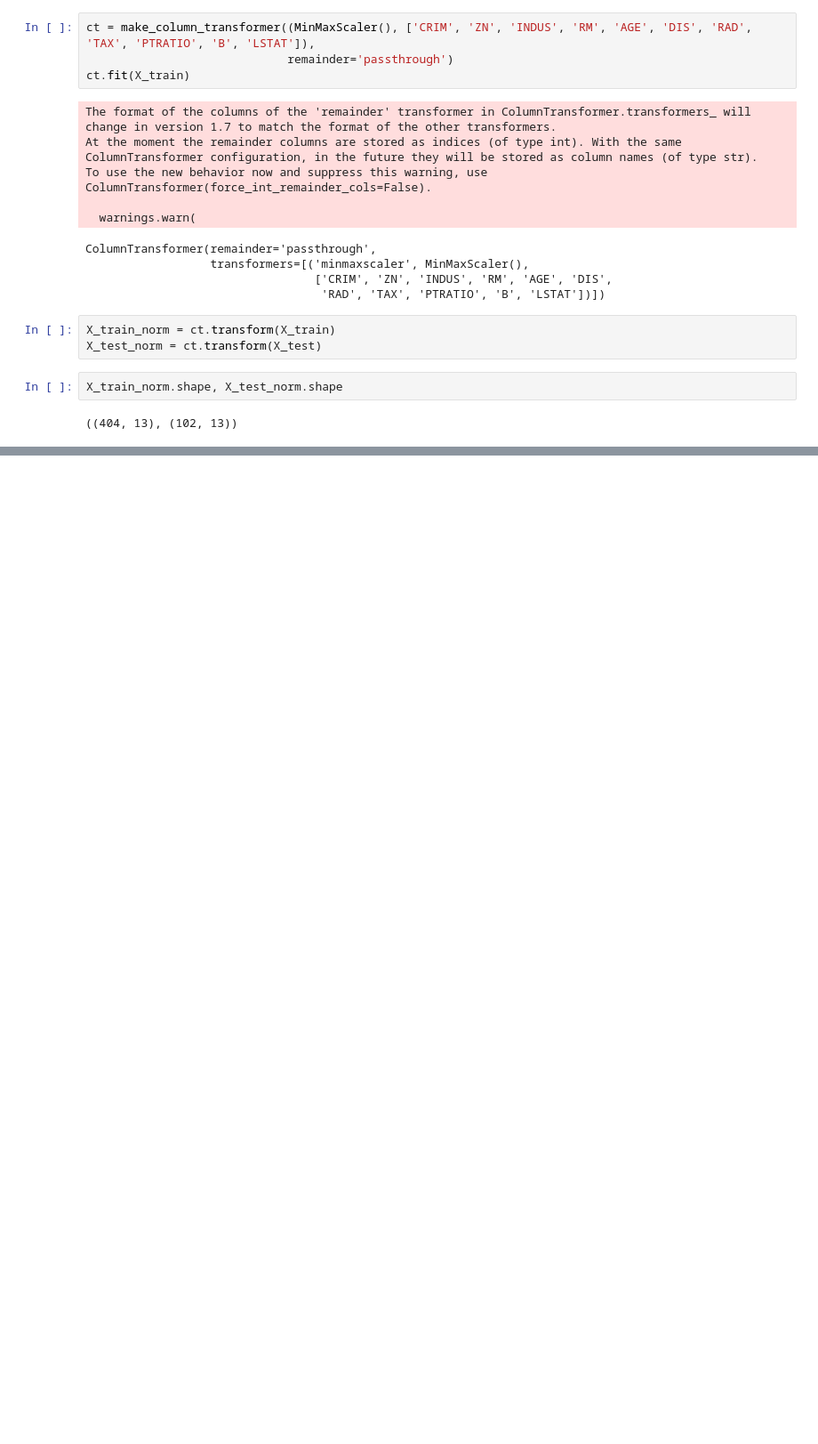
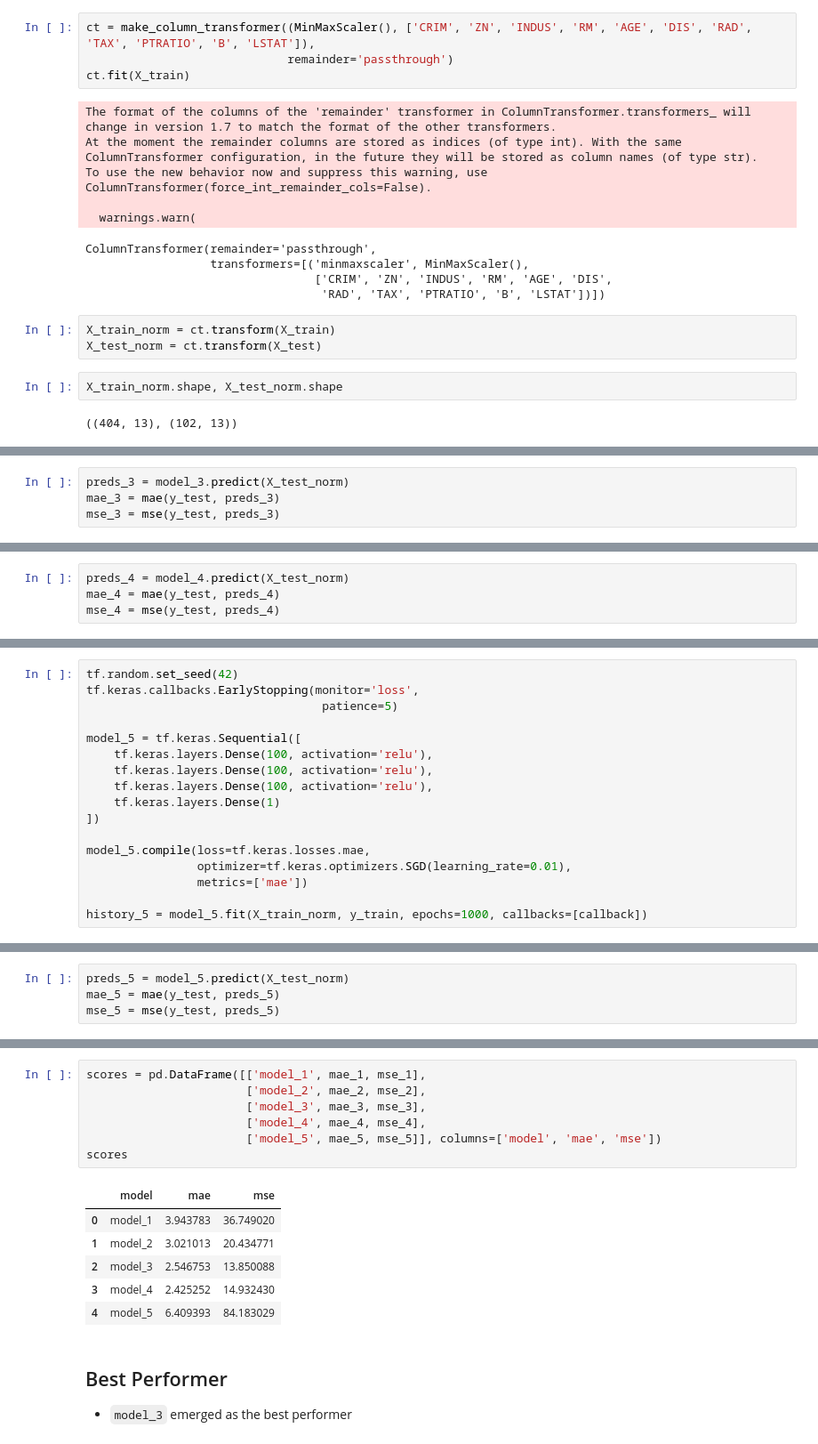
Before and after one commit to HanyAbdelsalam/boston_housing, a Jupyter notebook: main.ipynb, the cells around one changed output, grey strips where cells are left out. Shown: that part at 89% size. Cells and saved outputs as stored; diff of their text form; blank space fills up the shorter version.

```diff
--- a/main.ipynb
+++ b/main.ipynb
@@ -98,0 +285,4 @@ X_train_norm.shape, X_test_norm.shape
+# %%
+preds_3 = model_3.predict(X_test_norm)
+mae_3 = mae(y_test, preds_3)
+mse_3 = mse(y_test, preds_3)
@@ -98,0 +355,4 @@ X_train_norm.shape, X_test_norm.shape
+# %%
+preds_4 = model_4.predict(X_test_norm)
+mae_4 = mae(y_test, preds_4)
+mse_4 = mse(y_test, preds_4)
@@ -98,0 +361,17 @@ X_train_norm.shape, X_test_norm.shape
+# %%
+tf.random.set_seed(42)
+tf.keras.callbacks.EarlyStopping(monitor='loss',
+                                  patience=5)
+
+model_5 = tf.keras.Sequential([
+    tf.keras.layers.Dense(100, activation='relu'),
+    tf.keras.layers.Dense(100, activation='relu'),
+    tf.keras.layers.Dense(100, activation='relu'),
+    tf.keras.layers.Dense(1)
+])
+
+model_5.compile(loss=tf.keras.losses.mae,
+                optimizer=tf.keras.optimizers.SGD(learning_rate=0.01),
+                metrics=['mae'])
+
+history_5 = model_5.fit(X_train_norm, y_train, epochs=1000, callbacks=[callback])
@@ -98,0 +413,4 @@ X_train_norm.shape, X_test_norm.shape
+# %%
+preds_5 = model_5.predict(X_test_norm)
+mae_5 = mae(y_test, preds_5)
+mse_5 = mse(y_test, preds_5)
@@ -98,0 +419,17 @@ X_train_norm.shape, X_test_norm.shape
+# %%
+scores = pd.DataFrame([['model_1', mae_1, mse_1],
+                       ['model_2', mae_2, mse_2],
+                       ['model_3', mae_3, mse_3],
+                       ['model_4', mae_4, mse_4],
+                       ['model_5', mae_5, mse_5]], columns=['model', 'mae', 'mse'])
+scores
+# %% [output]
+|  | model | mae | mse |
+| 0 | model_1 | 3.943783 | 36.749020 |
+| 1 | model_2 | 3.021013 | 20.434771 |
+| 2 | model_3 | 2.546753 | 13.850088 |
+| 3 | model_4 | 2.425252 | 14.932430 |
+| 4 | model_5 | 6.409393 | 84.183029 |
+# %% [markdown]
+## Best Performer
+* `model_3` emerged as the best performer
```
Also changed, not shown: parts of 25 cells of this notebook.
